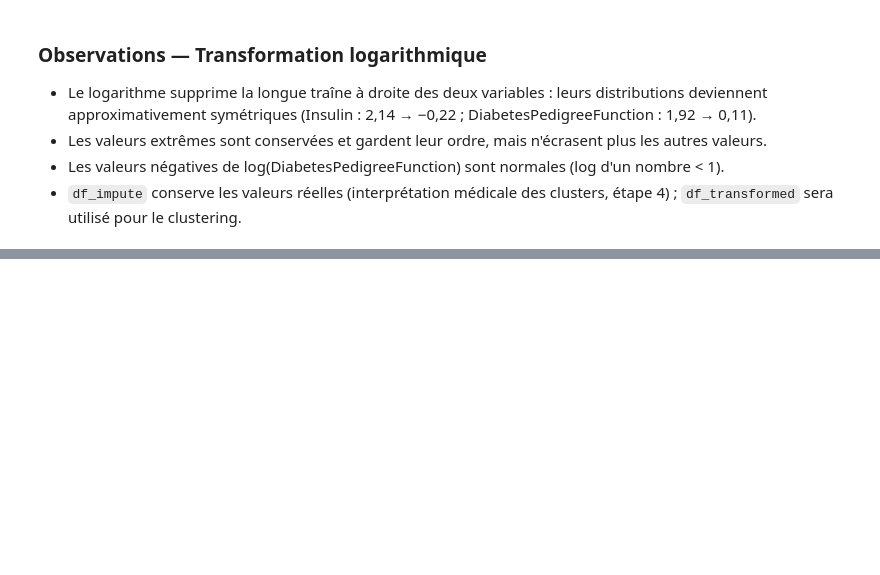
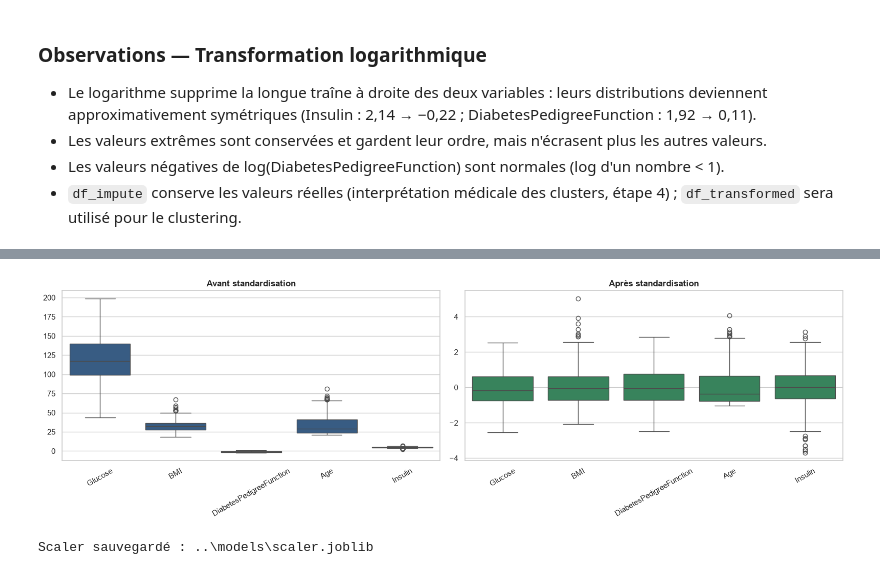
Before and after one commit to abdoelhadere-bit/Intelligent-Diabetes-Risk-Prediction-System, a Jupyter notebook: notebooks/01_eda_modeling.ipynb, the cells around one changed output, grey strips where cells are left out. Drawn from its saved outputs; the diff is of its cells as text; code cells hidden in the pictures; blank space fills up the shorter version.

```diff
--- a/notebooks/01_eda_modeling.ipynb
+++ b/notebooks/01_eda_modeling.ipynb
@@ -25,6 +25,9 @@ from scipy import stats
 from sklearn.experimental import enable_iterative_imputer
 from sklearn.impute import KNNImputer, SimpleImputer, IterativeImputer
 from sklearn.preprocessing import StandardScaler
+import joblib
+
+MODELS_DIR = Path("../models")
 
 # --- Chemins ---
 DATA_FILE = Path("../data/raw/dataset-diabete.csv")
@@ -41,6 +44,13 @@ MAX_SKIN_THICKNESS = 80
 # Variables fortement asymétriques à droite -> transformation logarithmique
 LOG_COLUMNS = ["Insulin", "DiabetesPedigreeFunction"]
 
+# Variables retenues pour le clustering
+SELECTED_FEATURES = ["Glucose", "BMI", "DiabetesPedigreeFunction", "Age", "Insulin"]
+
+OPTIMAL_K = 2
+
+RISK_THRESHOLDS = {"Glucose": 126, "BMI": 30, "DiabetesPedigreeFunction": 0.5}
+
 # --- Affichage ---
 sns.set_theme(style="whitegrid")
 pd.set_option("display.float_format", "{:.2f}".format)
@@ -533,0 +632,7 @@ plt.show()
+# %%
+X = df_transformed[SELECTED_FEATURES]
+
+cluster_scaler = StandardScaler()
+X_scaled = to_dataframe(cluster_scaler.fit_transform(X), X)
+
+X_scaled.describe().T[["mean", "std", "min", "max"]]
@@ -533,0 +646,21 @@ plt.show()
+# %%
+fig, axes = plt.subplots(nrows=1, ncols=2, figsize=(16, 5))
+
+sns.boxplot(data=X, ax=axes[0], color="#2b5c8f")
+axes[0].set_title("Avant standardisation", fontweight="bold")
+
+sns.boxplot(data=X_scaled, ax=axes[1], color="#2b8f5c")
+axes[1].set_title("Après standardisation", fontweight="bold")
+
+for ax in axes:
+    ax.tick_params(axis="x", rotation=30)
+
+plt.tight_layout()
+plt.show()
+# %% [output]
+[figure, added]
+# %%
+joblib.dump(cluster_scaler, MODELS_DIR / "scaler.joblib")
+print(f"Scaler sauvegardé : {MODELS_DIR / 'scaler.joblib'}")
+# %% [output]
+Scaler sauvegardé : ..\models\scaler.joblib
```
Also changed, not shown: parts of 24 cells of this notebook, 2 other files.
